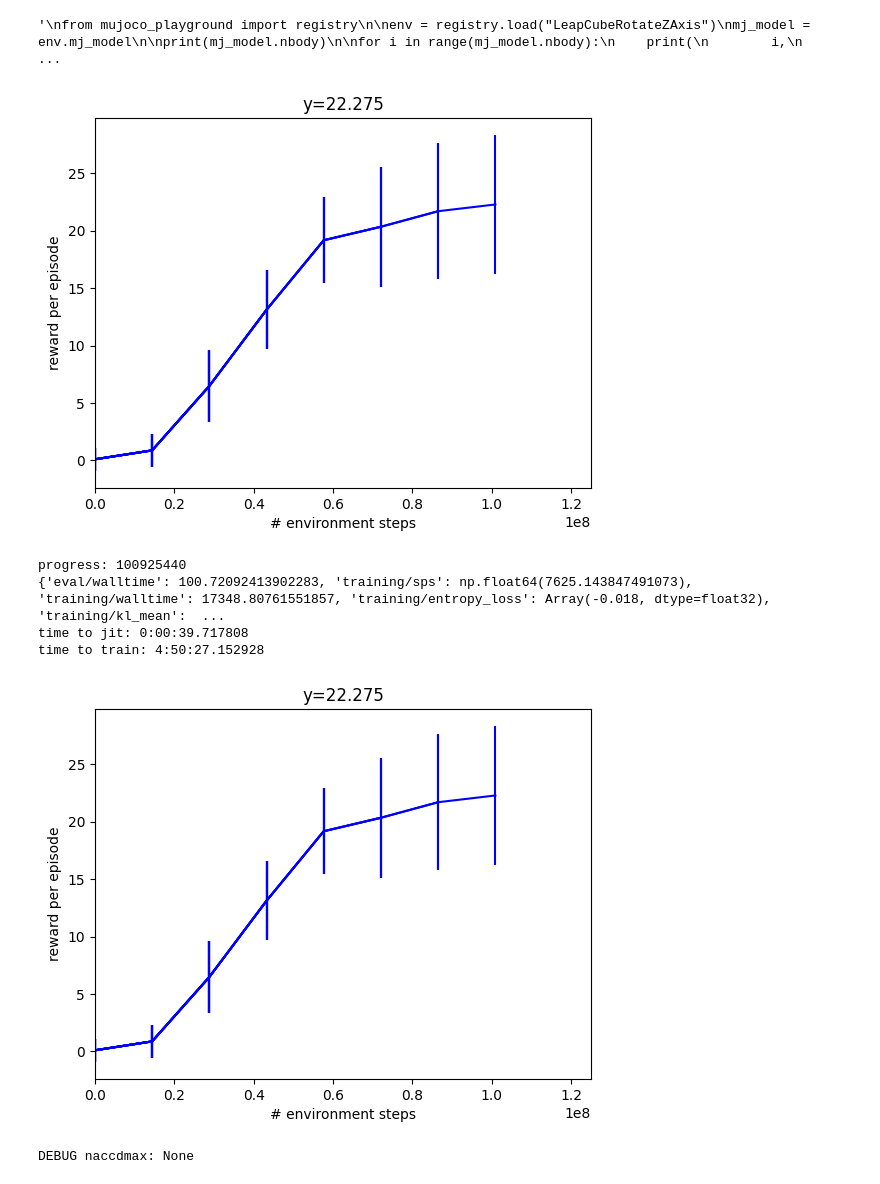
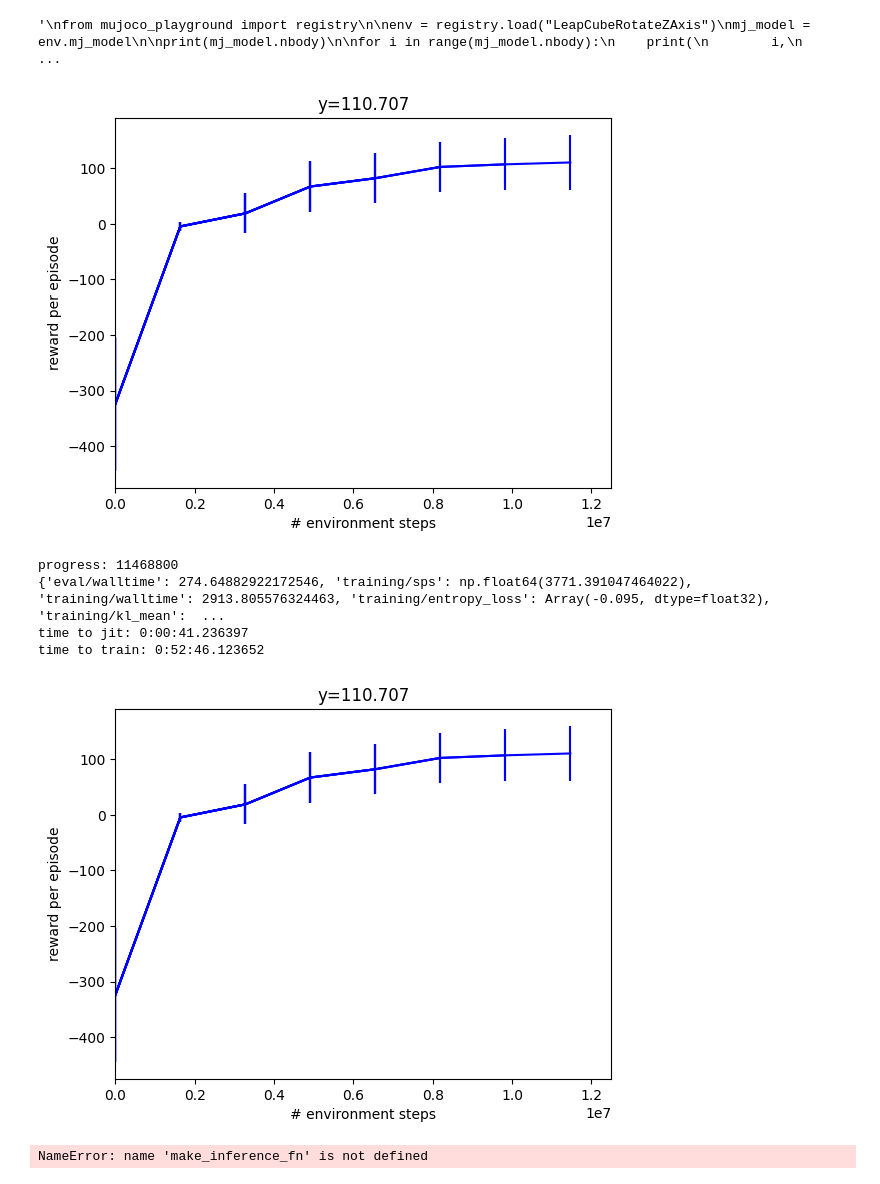
Before and after one commit to JonathanFrey2003/mujoco_playground, a Jupyter notebook: gnn_implementation/GNN_build.ipynb, the cells around one changed output. Drawn from its saved outputs; the diff is of its cells as text; code cells hidden in the pictures.

```diff
--- a/gnn_implementation/GNN_build.ipynb
+++ b/gnn_implementation/GNN_build.ipynb
@@ -171,16 +171,18 @@ from mujoco_playground import registry
 from mujoco_playground.config import manipulation_params
 
 
-env_name = 'LeapCubeRotateZAxis'
+env_name = 'LeapCubeReorient'
 env = registry.load(env_name)
 env_cfg = registry.get_default_config(env_name)
 print("Observation size:", env.observation_size, "Action size:", env.action_size)
 
 print(jax.devices())
 ppo_params = manipulation_params.brax_ppo_config(env_name)
-ppo_params["num_timesteps"] = 100000000 #should try 200 000 000
+ppo_params["num_timesteps"] = 10000000
 ppo_params["num_envs"] = 128
 ppo_params["num_evals"] = 8
+
+print("learning rate:", ppo_params["learning_rate"])
 
 x_data, y_data, y_dataerr = [], [], []
 times = [datetime.now()]
@@ -203,39 +205,39 @@ def progress(num_steps, metrics):
   print("progress:", num_steps)
   print(metrics)
 
 ppo_training_params = dict(ppo_params)
 #print("action size:", ppo_training_params["action_size"])
 
 network_factory = ppo_networks.make_ppo_networks
 if "network_factory" in ppo_params:
   del ppo_training_params["network_factory"]
   network_factory = functools.partial(
       ppo_networks.make_ppo_networks,
       edges=edges,
       policy_type='abd',
       **ppo_params.network_factory
   )
 
 train_fn = functools.partial(
     ppo.train, **dict(ppo_training_params),
     network_factory=network_factory,
     progress_fn=progress,
     seed=1
 )
 
 make_inference_fn, params, metrics = train_fn(
     environment=env,
     wrap_env_fn=wrapper.wrap_for_brax_training,
 )
 print(f"time to jit: {times[1] - times[0]}")
 print(f"time to train: {times[-1] - times[1]}")
 # %% [output]
-[figure, old version]
+[figure, new version]
-progress: 100925440
-{'eval/walltime': 100.72092413902283, 'training/sps': np.float64(7625.143847491073), 'training/walltime': 17348.80761551857, 'training/entropy_loss': Array(-0.018, dtype=float32), 'training/kl_mean':  ...
-time to jit: 0:00:39.717808
-time to train: 4:50:27.152928
+progress: 11468800
+{'eval/walltime': 274.64882922172546, 'training/sps': np.float64(3771.391047464022), 'training/walltime': 2913.805576324463, 'training/entropy_loss': Array(-0.095, dtype=float32), 'training/kl_mean':  ...
+time to jit: 0:00:41.236397
+time to train: 0:52:46.123652
-[figure, old version]
+[figure, new version]
 # %%
 # ============================================================
 # Save rollout exactly like train_jax_ppo.py
@@ -280,7 +282,6 @@ empty_traj = reset_states.__class__(
 
 empty_traj = empty_traj.replace(data=empty_data)
 
-
 def step(carry, _):
 
     state, rng = carry
@@ -302,6 +303,18 @@ def step(carry, _):
         act,
     )
 
+    reward_components = {
+        "orientation": state.metrics["reward/orientation"],
+        "position": state.metrics["reward/position"],
+        "termination": state.metrics["reward/termination"],
+        "hand_pose": state.metrics["reward/hand_pose"],
+        "action_rate": state.metrics["reward/action_rate"],
+        "joint_vel": state.metrics["reward/joint_vel"],
+        "energy": state.metrics["reward/energy"],
+        "success": state.metrics["reward/success"],
+        "total": state.reward,
+    }
+
     traj_data = empty_traj.tree_replace({
         "data.qpos": state.data.qpos,
         "data.qvel": state.data.qvel,
@@ -312,23 +325,23 @@ def step(carry, _):
         "data.xfrc_applied": state.data.xfrc_applied,
     })
 
-    return (state, rng), traj_data
+    return (state, rng), (traj_data, reward_components)
 
 
 @jax.jit
 def do_rollout(state, rng):
 
-    _, traj = jax.lax.scan(
+    _, (traj, reward_history) = jax.lax.scan(
         step,
         (state, rng),
         None,
         length=ppo_params["episode_length"],
     )
 
-    return traj
+    return traj, reward_history
 
 
-traj_stacked = do_rollout(
+traj_stacked, reward_history = do_rollout(
     reset_states,
     jax.random.PRNGKey(SEED + 1),
 )
@@ -357,5 +370,5 @@ for i in range(NUM_VIDEOS):
 
     trajectories.append(rollout)
 # %% [output]
-DEBUG naccdmax: None
+NameError: name 'make_inference_fn' is not defined
 # %%
```
Also changed, not shown: parts of 1 cell of this notebook, 5 other files.
